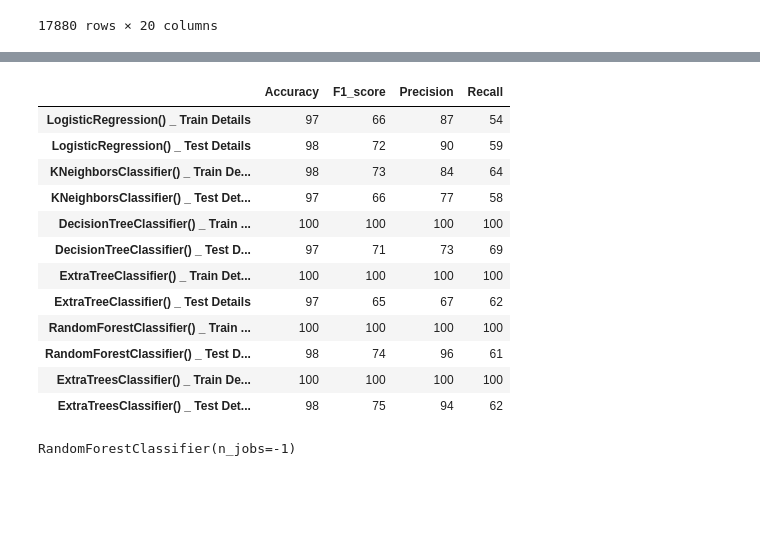
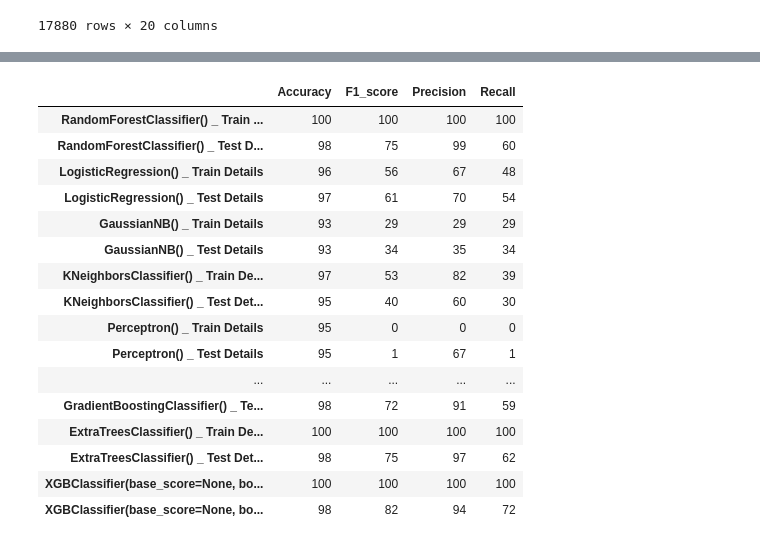
Before and after one commit to DineshMv/INS_Project, a Jupyter notebook: Milestone3_Trails/draft-2.ipynb, the cells around one changed output, grey strips where cells are left out. Cells and saved outputs as stored; diff of their text form; code cells hidden in the pictures; blank space fills up the shorter version.

```diff
--- a/Milestone3_Trails/draft-2.ipynb
+++ b/Milestone3_Trails/draft-2.ipynb
@@ -502,47 +1069,74 @@ x_test = scaler.transform(x_test)
 # %%
-list_of_models = [LogisticRegression() , KNeighborsClassifier() ,
-                  DecisionTreeClassifier() ,ExtraTreeClassifier(), RandomForestClassifier(),ExtraTreesClassifier()]
+from sklearn.linear_model import LogisticRegression
+from sklearn.neighbors import KNeighborsClassifier
+from sklearn.tree import DecisionTreeClassifier, ExtraTreeClassifier
+from sklearn.ensemble import RandomForestClassifier, ExtraTreesClassifier
+from sklearn.naive_bayes import GaussianNB
+from sklearn.svm import SVC
+from sklearn.neural_network import MLPClassifier
+
+list_of_models = [
+    RandomForestClassifier(),
+    LogisticRegression(),
+	GaussianNB(),
+	KNeighborsClassifier(),
+	Perceptron(),
+	LinearSVC(),
+	SGDClassifier(),
+	LinearDiscriminantAnalysis(),
+	AdaBoostClassifier(),
+	GradientBoostingClassifier(),
+	ExtraTreesClassifier(), XGBClassifier()]
+
 classification_report = pd.DataFrame(columns=['Accuracy','F1_score','Precision','Recall'])
 
 for model in list_of_models :
     model = model.fit(x_train , y_train)
     for i in range(2) :
         if i == 0 :
             to_pred = x_train
             pred = y_train
             title = 'Train'
 
         else :
             to_pred = x_test
             pred = y_test
             title = 'Test'
         y_pred = model.predict(to_pred)
+
         acc = round(accuracy_score(pred , y_pred)*100)
         f1 = round(f1_score(pred , y_pred)*100)
         prec = round(precision_score(pred , y_pred)*100)
         recall = round(recall_score(pred , y_pred)*100)
+
+
+
         d = pd.DataFrame(data=np.array([acc,f1,prec,recall]).reshape(1,4)
                      , columns=['Accuracy' , 'F1_score' , 'Precision' , 'Recall'])
+        # Set display options
+        pd.set_option('display.max_colwidth', None)
+        pd.set_option('display.unicode.ambiguous_as_wide', True)
+
         classification_report = pd.concat([classification_report , d])
         classification_report.rename( index= { 0 :'{} _ {} Details'.format(model , title) } ,inplace=True )
-pd.options.display.max_rows = 15
+
+pd.options.display.max_rows = 50
 classification_report
 # %% [output]
 |  | Accuracy | F1_score | Precision | Recall |
-| LogisticRegression() _ Train Details | 97 | 66 | 87 | 54 |
-| LogisticRegression() _ Test Details | 98 | 72 | 90 | 59 |
-| KNeighborsClassifier() _ Train De... | 98 | 73 | 84 | 64 |
-| KNeighborsClassifier() _ Test Det... | 97 | 66 | 77 | 58 |
-| DecisionTreeClassifier() _ Train ... | 100 | 100 | 100 | 100 |
-| DecisionTreeClassifier() _ Test D... | 97 | 71 | 73 | 69 |
-| ExtraTreeClassifier() _ Train Det... | 100 | 100 | 100 | 100 |
-| ExtraTreeClassifier() _ Test Details | 97 | 65 | 67 | 62 |
 | RandomForestClassifier() _ Train ... | 100 | 100 | 100 | 100 |
-| RandomForestClassifier() _ Test D... | 98 | 74 | 96 | 61 |
+| RandomForestClassifier() _ Test D... | 98 | 75 | 99 | 60 |
+| LogisticRegression() _ Train Details | 96 | 56 | 67 | 48 |
+| LogisticRegression() _ Test Details | 97 | 61 | 70 | 54 |
+| GaussianNB() _ Train Details | 93 | 29 | 29 | 29 |
+| GaussianNB() _ Test Details | 93 | 34 | 35 | 34 |
+| KNeighborsClassifier() _ Train De... | 97 | 53 | 82 | 39 |
+| KNeighborsClassifier() _ Test Det... | 95 | 40 | 60 | 30 |
+| Perceptron() _ Train Details | 95 | 0 | 0 | 0 |
+| Perceptron() _ Test Details | 95 | 1 | 67 | 1 |
+| ... | ... | ... | ... | ... |
+| GradientBoostingClassifier() _ Te... | 98 | 72 | 91 | 59 |
 | ExtraTreesClassifier() _ Train De... | 100 | 100 | 100 | 100 |
-| ExtraTreesClassifier() _ Test Det... | 98 | 75 | 94 | 62 |
+| ExtraTreesClassifier() _ Test Det... | 98 | 75 | 97 | 62 |
+| XGBClassifier(base_score=None, bo... | 100 | 100 | 100 | 100 |
+| XGBClassifier(base_score=None, bo... | 98 | 82 | 94 | 72 |
-# %%
-model = RandomForestClassifier(n_estimators=100,n_jobs=-1)
-model.fit(x_train , y_train)
-# %% [output]
-RandomForestClassifier(n_jobs=-1)
```
Also changed, not shown: parts of 25 cells of this notebook.
